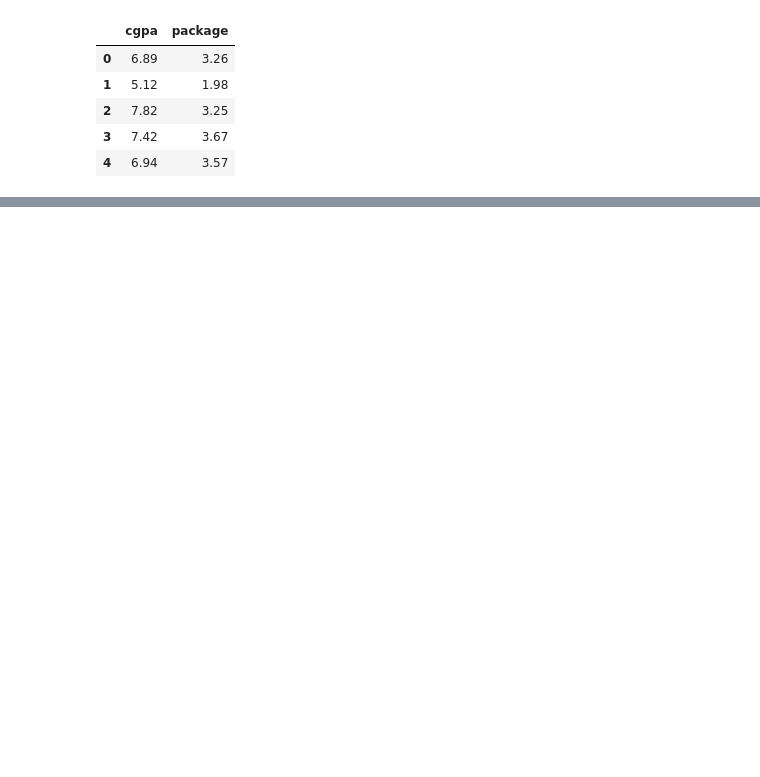
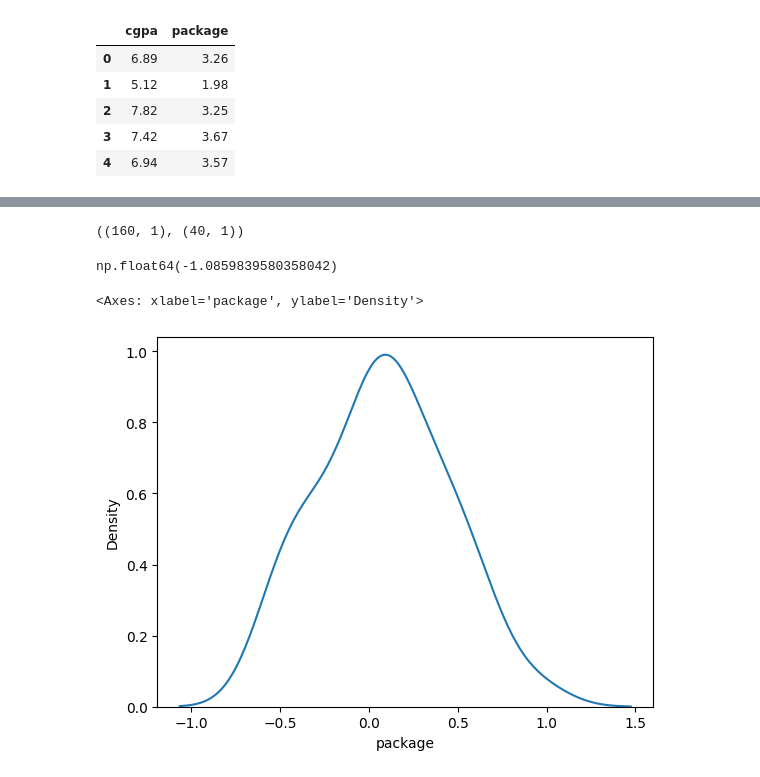
Before and after one commit to SaurabhLomate/Learn_AI-ML, a Jupyter notebook: machineLearning/01_regression/lin_regression.ipynb, the cells around one changed output, grey strips where cells are left out. Cells and saved outputs as stored; diff of their text form; code cells hidden in the pictures; blank space fills up the shorter version.

```diff
--- a/machineLearning/01_regression/lin_regression.ipynb
+++ b/machineLearning/01_regression/lin_regression.ipynb
@@ -33,0 +44,26 @@ array([[2.92088703]])
+# %%
+from sklearn.model_selection import train_test_split
+from sklearn.linear_model import LinearRegression
+
+X , y = df.drop(columns=['package']) , df['package']
+
+X_train , X_test , y_train , y_test = train_test_split(X , y , test_size=0.2 , random_state= 1)
+
+X_train.shape  , X_test.shape
+# %% [output]
+((160, 1), (40, 1))
+# %%
+lr = LinearRegression()
+lr.fit(X_train , y_train)
+# %% [output]
+np.float64(-1.0859839580358042)
+# %%
+y_pred = lr.predict(X_test)
+# %%
+# check residuals
+residuals = y_test - y_pred
+
+sns.kdeplot(data=residuals)  # shows normal distribution means regression model fits the data
+# %% [output]
+<Axes: xlabel='package', ylabel='Density'>
+[figure, added]
```
Also changed, not shown: parts of 7 cells of this notebook, 6 other files.
